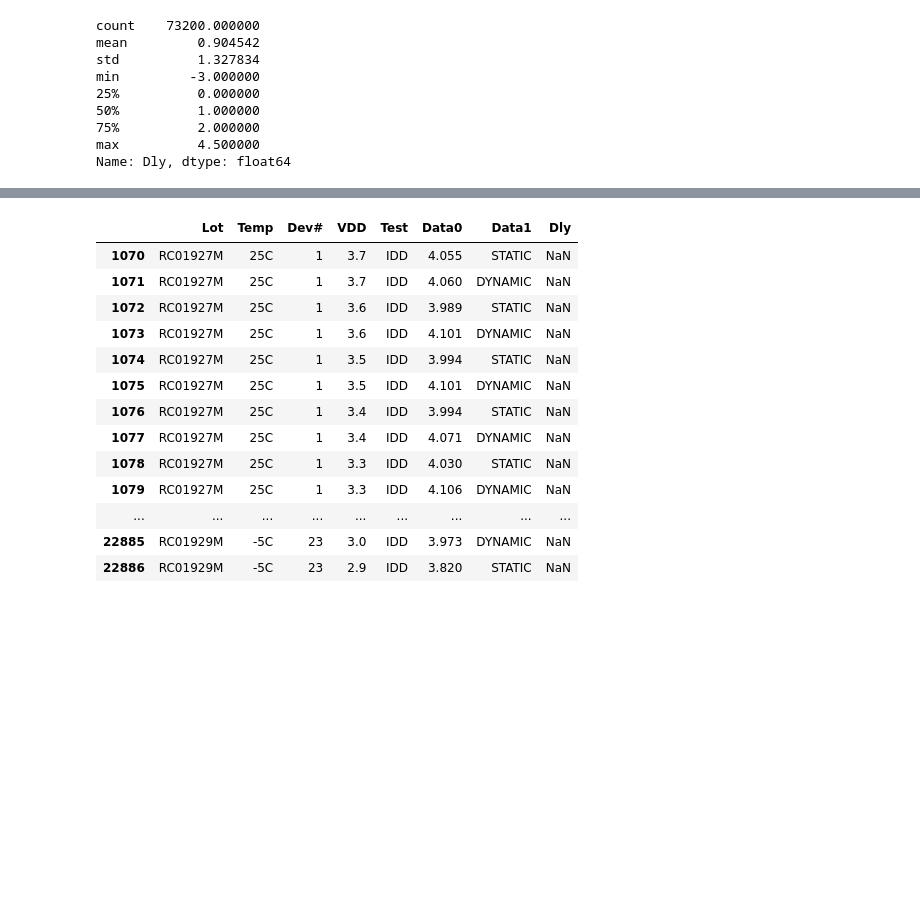
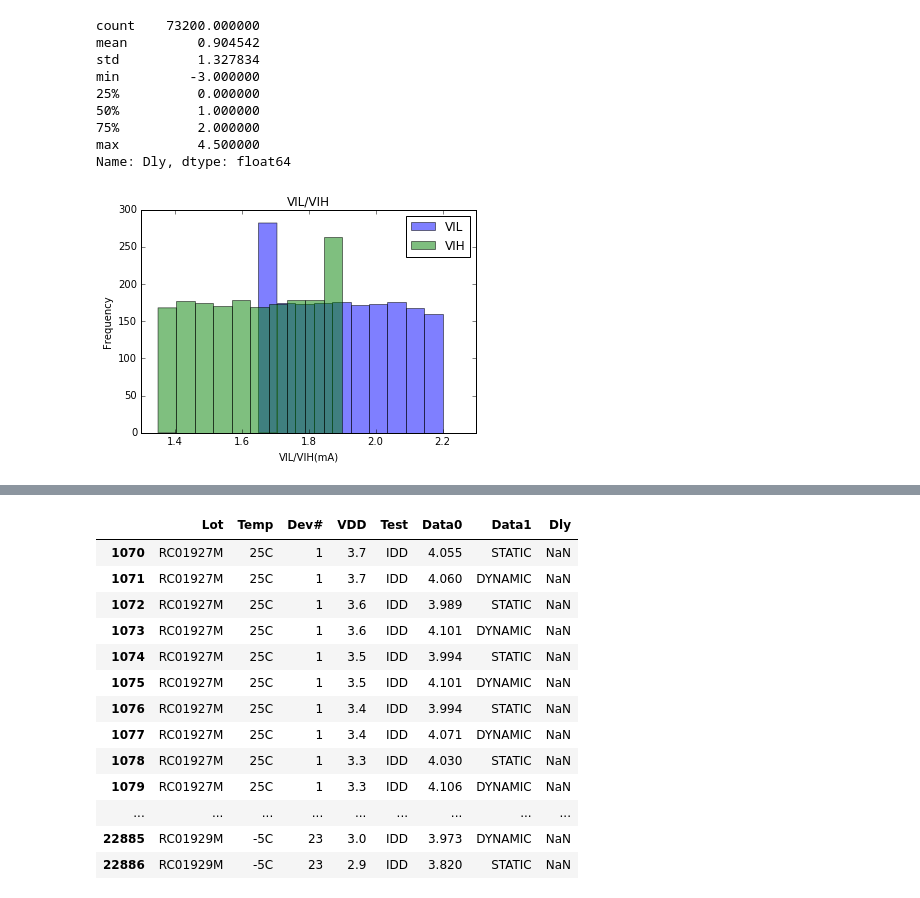
Before and after one commit to yimuguo/DlogProcess, a Jupyter notebook: dlineprocess.ipynb, the cells around one changed output, grey strips where cells are left out. Saved outputs shown, nothing was run; the diff lists cells and outputs as text; code cells hidden in the pictures; blank space fills up the shorter version.

```diff
--- a/dlineprocess.ipynb
+++ b/dlineprocess.ipynb
@@ -141,0 +161,11 @@ Name: Dly, dtype: float64
+# %%
+vol_plt = df[(df.Test == 'VIH') ].Data0.plot(kind='hist', alpha=0.5, title='VIL/VIH')
+vol_plt = vol_plt.set_xlabel('VIH(mA)')
+# vol_plt = vol_plt.get_figure().savefig('VIH.png')
+
+vol_plt = df[(df.Test == 'VIL') ].Data0.plot(kind='hist', alpha=0.5, title='VIL/VIH')
+vol_plt.set_xlabel('VIL/VIH(mA)')
+vol_plt.legend(['VIL', 'VIH'])
+vol_plt = vol_plt.get_figure().savefig('VILH.png')
+# %% [output]
+[figure, added]
```
Also changed, not shown: parts of 22 cells of this notebook, 15 other files.
